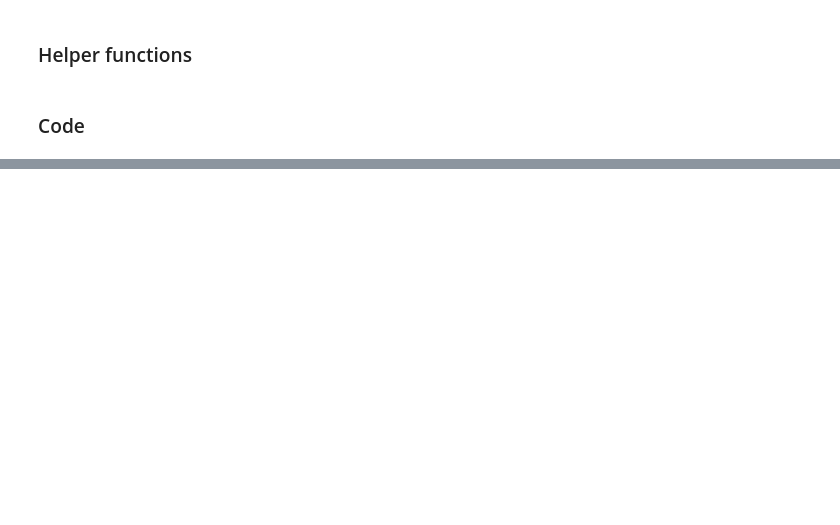
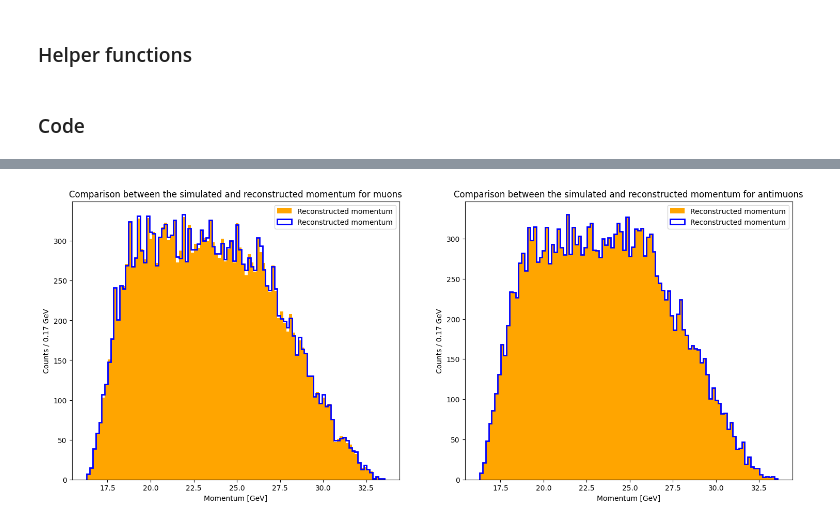
Before and after one commit to NicoloSalimbeni/muon_production_project, a Jupyter notebook: group_13_project.ipynb, the cells around one changed output, grey strips where cells are left out. Cells and saved outputs as stored; diff of their text form; code cells hidden in the pictures; blank space fills up the shorter version.

Commit message:
Momentum resolution added

```diff
--- a/group_13_project.ipynb
+++ b/group_13_project.ipynb
@@ -2169,3 +2203,16 @@ Reconstructed momentum for the antimuons:
+# %%
+# calculations for the total muon and antimuon momentum from the simulation
+mu_Ptot_sim = (np.sqrt( (simulated_events["px_mu1"])**2 + (simulated_events["py_mu1"])**2 +(simulated_events["pz_mu1"])**2 )).values
+antimu_Ptot_sim = (np.sqrt( (simulated_events["px_mu2"])**2 + (simulated_events["py_mu2"])**2 +(simulated_events["pz_mu2"])**2 )).values
+
+# maximum and minimum momentum for the plots
+pStart = np.min([np.min(mu_Ptot_sim), np.min(antimu_Ptot_sim), np.min(mu_reconstructed_P["P_tot"]), np.min(antimu_reconstructed_P["P_tot"])])
+pStop = np.max([np.min(mu_Ptot_sim), np.max(antimu_Ptot_sim), np.max(mu_reconstructed_P["P_tot"]), np.max(antimu_reconstructed_P["P_tot"])])
+nBins = 100
+
+plot_momentum(mu_reconstructed_P["P_tot"], antimu_reconstructed_P["P_tot"], mu_Ptot_sim, antimu_Ptot_sim, nBins, pStart, pStop)
+# %% [output]
+[figure, added]
 # %%
 (antimu_reconstructed_P["P_z"]-simulated_events["pz_mu2"]).hist(bins=np.linspace(-0.025,0.025,100))
 # %% [output]
```
Also changed, not shown: parts of 42 cells of this notebook.
